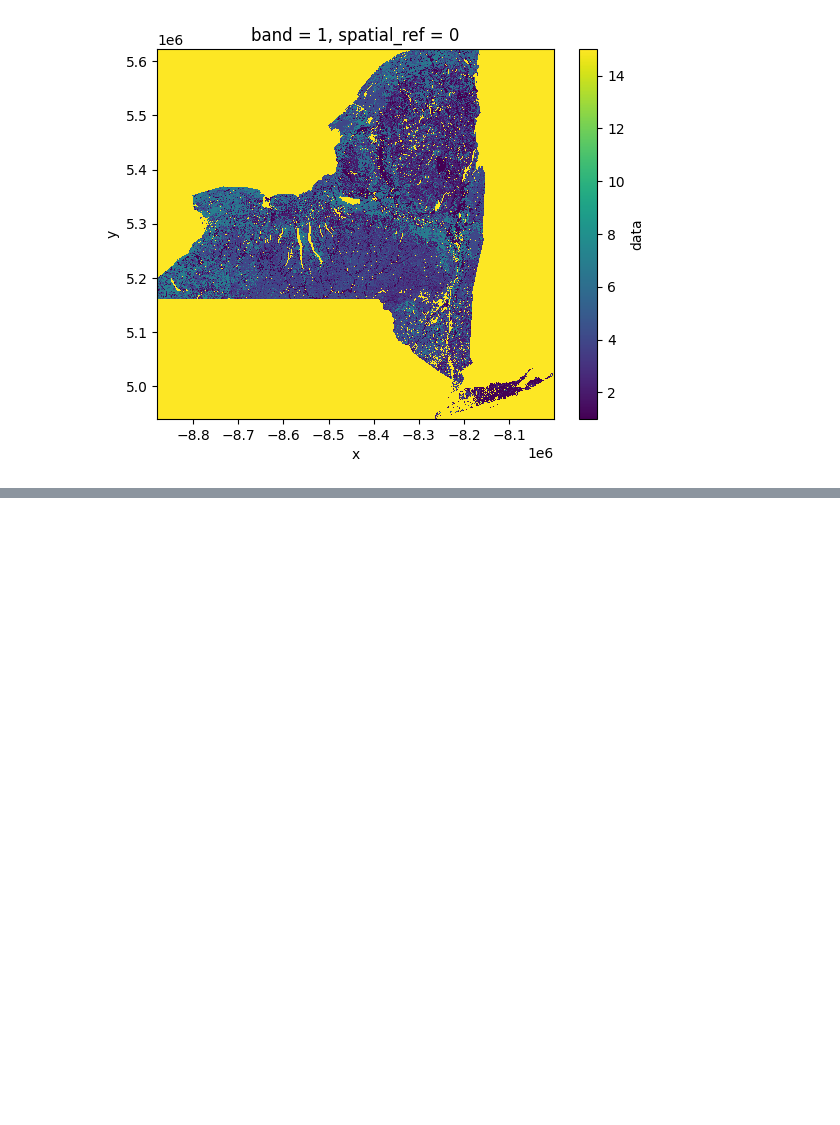
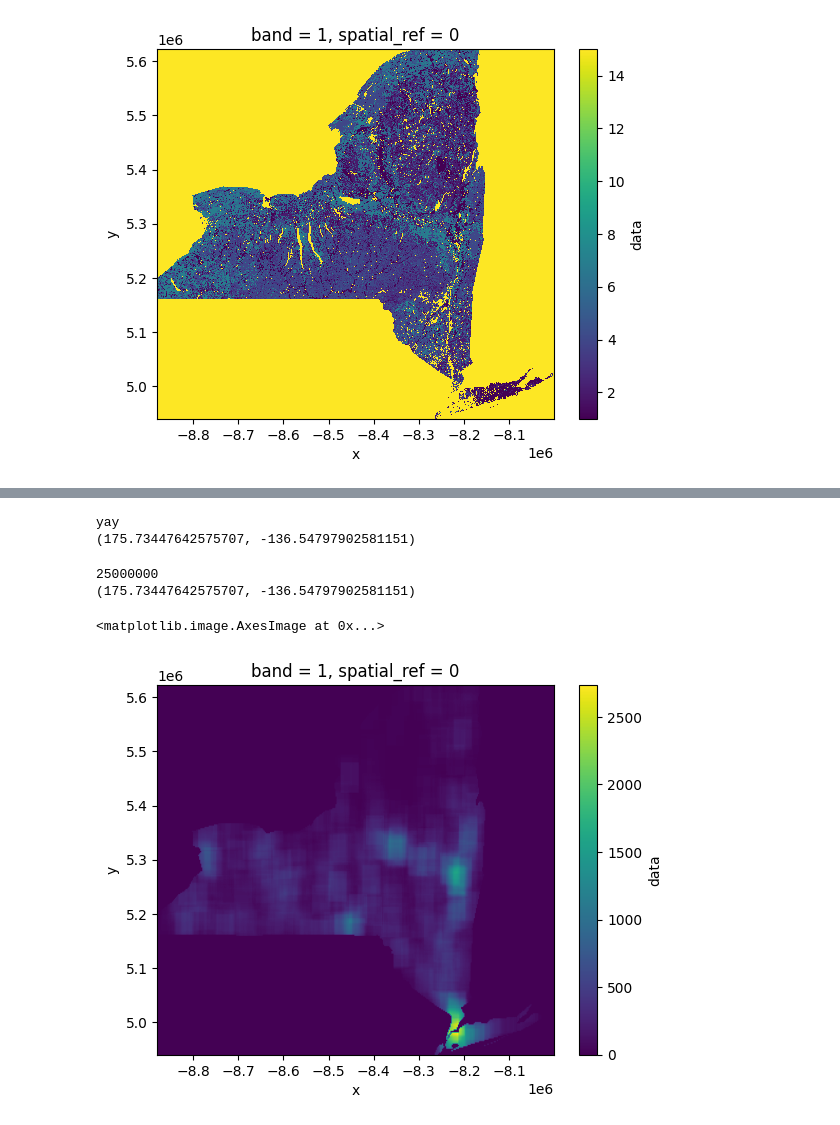
Before and after one commit to uysiri/DATA612-DEEPLEARNING, a Jupyter notebook: create_df.ipynb, the cells around one changed output, grey strips where cells are left out. Saved outputs shown, nothing was run; the diff lists cells and outputs as text; code cells hidden in the pictures; blank space fills up the shorter version.

```diff
--- a/create_df.ipynb
+++ b/create_df.ipynb
@@ -97,0 +144,7 @@ res[res['data']>0]
+# %%
+if ele.rio.resolution() == sg.rio.resolution() == rds.rio.resolution() == sa.rio.resolution() == imp.rio.resolution():
+    print("yay")
+    print(ele.rio.resolution())
+# %% [output]
+yay
+(175.73447642575707, -136.54797902581151)
@@ -97,0 +239,15 @@ res[res['data']>0]
+# %%
+# read back in to check if resizing worked
+
+rd = rioxarray.open_rasterio("density2_rs.tif")
+rd.name = "data"
+rs_density = rd.to_dataframe().reset_index()
+print(len(rs_density))
+print(rd.rio.resolution())
+rden = rd.sel(band=1)
+rden.plot.imshow()
+# %% [output]
+25000000
+(175.73447642575707, -136.54797902581151)
+<matplotlib.image.AxesImage at 0x...>
+[figure, added]
```
Also changed, not shown: parts of 17 cells of this notebook, 2 other files.
